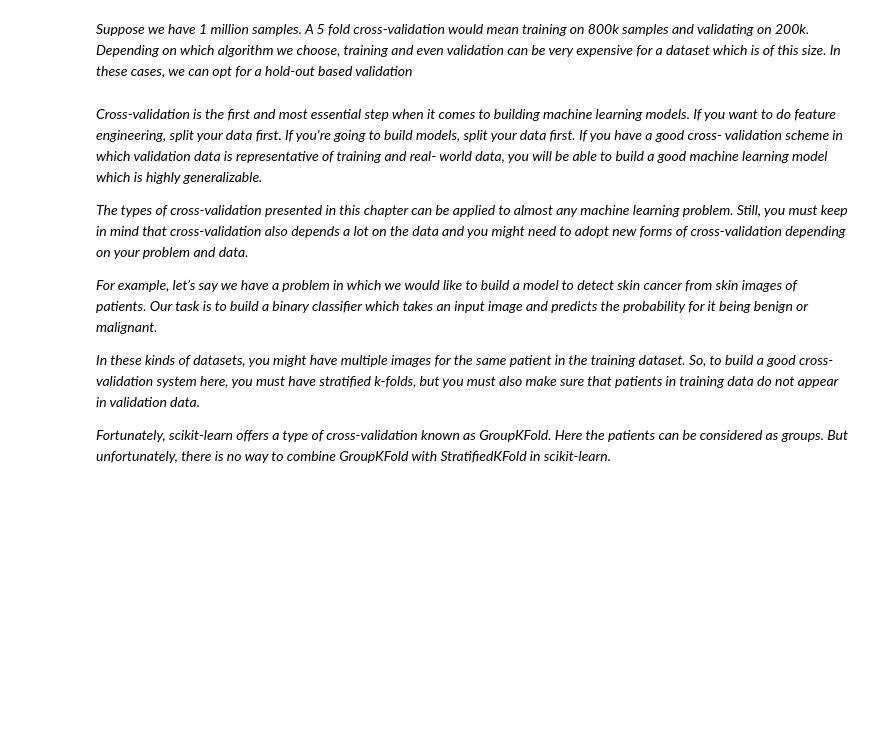
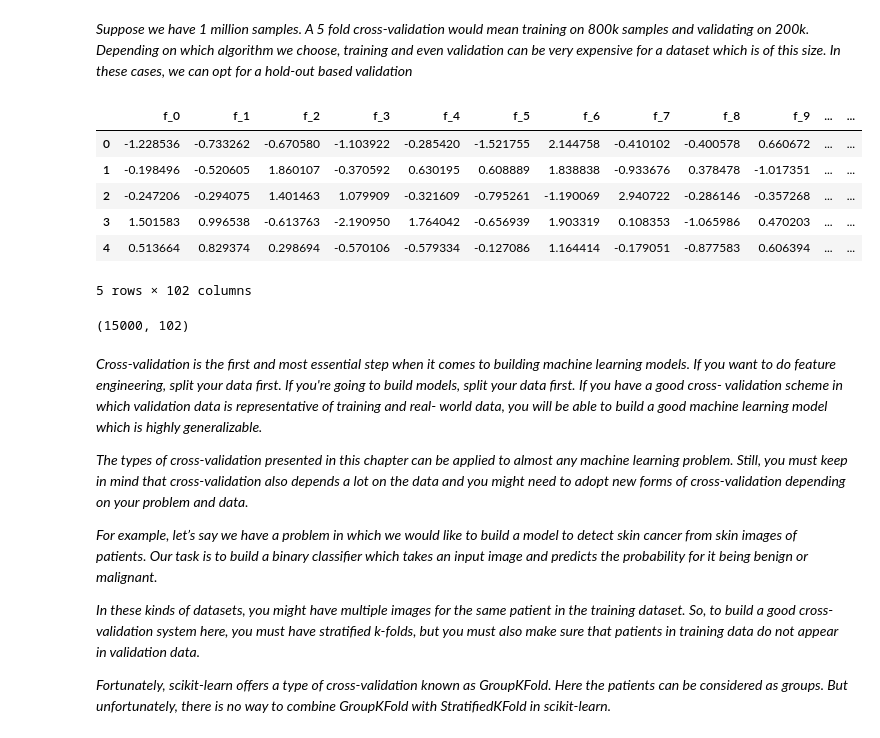
Before and after one commit to SpaDev-py/Approaching-Almost-Any-Machine-Learning-Problem, a Jupyter notebook: Approaching (Almost) Any Machine Learning Problem.ipynb, the cells around one changed output. Cells and saved outputs as stored; diff of their text form; code cells hidden in the pictures; blank space fills up the shorter version.

```diff
--- a/Approaching (Almost) Any Machine Learning Problem.ipynb
+++ b/Approaching (Almost) Any Machine Learning Problem.ipynb
@@ -375,6 +411,20 @@ df.loc[:, "target"] = y
 
 # create folds
 df = create_folds(df)
+# %%
+df.head()
+# %% [output]
+|  | f_0 | f_1 | f_2 | f_3 | f_4 | f_5 | f_6 | f_7 | f_8 | f_9 | ... | ... |
+| 0 | -1.228536 | -0.733262 | -0.670580 | -1.103922 | -0.285420 | -1.521755 | 2.144758 | -0.410102 | -0.400578 | 0.660672 | ... | ... |
+| 1 | -0.198496 | -0.520605 | 1.860107 | -0.370592 | 0.630195 | 0.608889 | 1.838838 | -0.933676 | 0.378478 | -1.017351 | ... | ... |
+| 2 | -0.247206 | -0.294075 | 1.401463 | 1.079909 | -0.321609 | -0.795261 | -1.190069 | 2.940722 | -0.286146 | -0.357268 | ... | ... |
+| 3 | 1.501583 | 0.996538 | -0.613763 | -2.190950 | 1.764042 | -0.656939 | 1.903319 | 0.108353 | -1.065986 | 0.470203 | ... | ... |
+| 4 | 0.513664 | 0.829374 | 0.298694 | -0.570106 | -0.579334 | -0.127086 | 1.164414 | -0.179051 | -0.877583 | 0.606394 | ... | ... |
+5 rows × 102 columns
+# %%
+df.shape
+# %% [output]
+(15000, 102)
 # %% [markdown]
 *Cross-validation is the first and most essential step when it comes to building machine learning models. If you want to do feature engineering, split your data first. If you're going to build models, split your data first. If you have a good cross- validation scheme in which validation data is representative of training and real- world data, you will be able to build a good machine learning model which is highly generalizable.*
 
```
Also changed, not shown: parts of 7 cells of this notebook, 1 other file.
